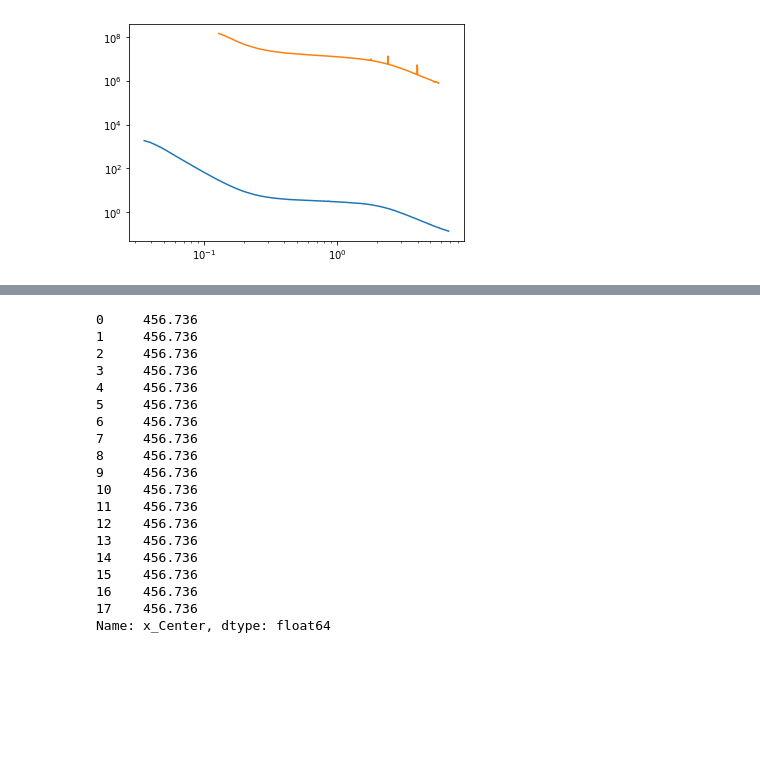
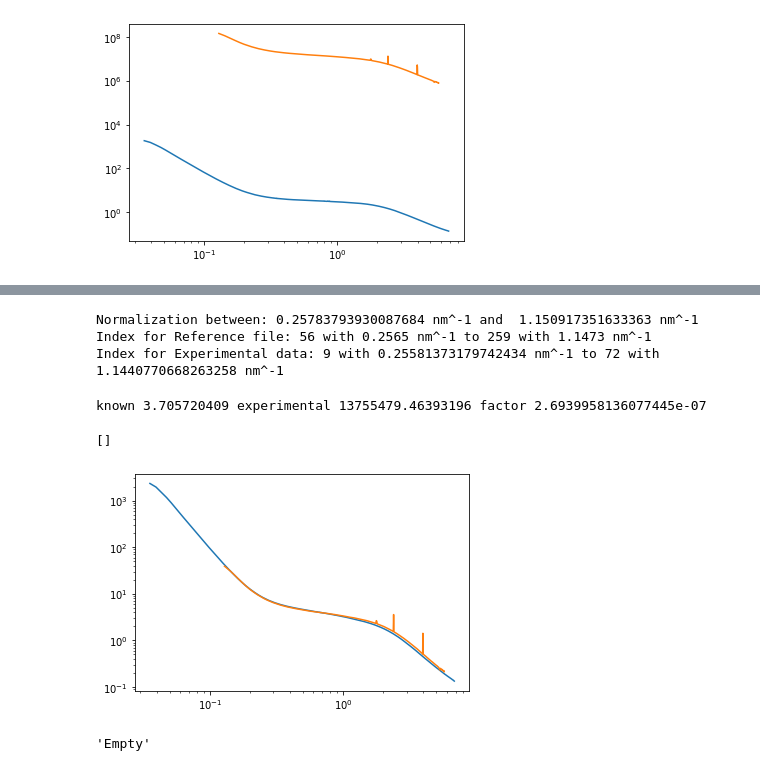
Before and after one commit to EikeGericke/pyASAXS, a Jupyter notebook: ASAXS_DataReduction.ipynb, the cells around one changed output, grey strips where cells are left out. Cells and saved outputs as stored; diff of their text form; code cells hidden in the pictures; blank space fills up the shorter version.

```diff
--- a/ASAXS_DataReduction.ipynb
+++ b/ASAXS_DataReduction.ipynb
@@ -317,22 +378,41 @@ metaFrame[x_Center][usedReference_index]
-# %%
-metaFrame[x_Center]
-# %% [output]
-0     456.736
-1     456.736
-2     456.736
-3     456.736
-4     456.736
-5     456.736
-6     456.736
-7     456.736
-8     456.736
-9     456.736
-10    456.736
-11    456.736
-12    456.736
-13    456.736
-14    456.736
-15    456.736
-16    456.736
-17    456.736
-Name: x_Center, dtype: float64
+# %%
+# find integration limits for the Reference data
+q_Limit_min = np.array((ref0_q.min(),ref_q.min())).max()
+q_Limit_max = np.array((ref0_q.max(),ref_q.max())).min()
+q_normLimit_min = 2 * q_Limit_min
+q_normLimit_max = q_Limit_max - 0.8*q_Limit_max
+# find the index close to the limit
+ref0_IndexMin = min(range(ref0_q.size), key=lambda i: abs(ref0_q[i]-q_normLimit_min))
+ref0_IndexMax = min(range(ref0_q.size), key=lambda i: abs(ref0_q[i]-q_normLimit_max))
+ref_IndexMin = min(range(ref_q.size), key=lambda i: abs(ref_q[i]-q_normLimit_min))
+ref_IndexMax = min(range(ref_q.size), key=lambda i: abs(ref_q[i]-q_normLimit_max))
+
+print('Normalization between:',q_normLimit_min,'nm^-1 and ',q_normLimit_max,'nm^-1')
+print('Index for Reference file:',ref0_IndexMin,'with',ref0_q[ref0_IndexMin],'nm^-1 to',ref0_IndexMax,'with',ref0_q[ref0_IndexMax],'nm^-1')
+print('Index for Experimental data:',ref_IndexMin,'with',ref_q[ref_IndexMin],'nm^-1 to',ref_IndexMax,'with',ref_q[ref_IndexMax],'nm^-1')
+# %% [output]
+Normalization between: 0.25783793930087684 nm^-1 and  1.150917351633363 nm^-1
+Index for Reference file: 56 with 0.2565 nm^-1 to 259 with 1.1473 nm^-1
+Index for Experimental data: 9 with 0.25581373179742434 nm^-1 to 72 with 1.1440770668263258 nm^-1
+# %%
+ref0_q[ref0_IndexMin:ref0_IndexMax].size
+ref_q[ref_IndexMin:ref_IndexMax].size
+
+int_Reference0 = integrate.trapz(y=ref0_I[ref0_IndexMin:ref0_IndexMax] ,x=ref0_q[ref0_IndexMin:ref0_IndexMax], axis=- 1)
+int_Reference = integrate.trapz(y=ref_I[ref_IndexMin:ref_IndexMax] ,x=ref_q[ref_IndexMin:ref_IndexMax], axis=- 1)
+calibrationFactor = int_Reference0/int_Reference
+print('known',int_Reference0,'experimental',int_Reference,'factor',calibrationFactor)
+# %% [output]
+known 3.705720409 experimental 13755479.46393196 factor 2.6939958136077445e-07
+# %%
+fig, ax = plt.subplots()
+ax.plot(ref0_q, ref0_I)
+ax.plot(ref_q, ref_I*calibrationFactor)
+ax.loglog()
+# %% [output]
+[]
+[figure, added]
+# %%
+name
+# %% [output]
+'Empty'
```
Also changed, not shown: parts of 8 cells of this notebook, 3 other files.
